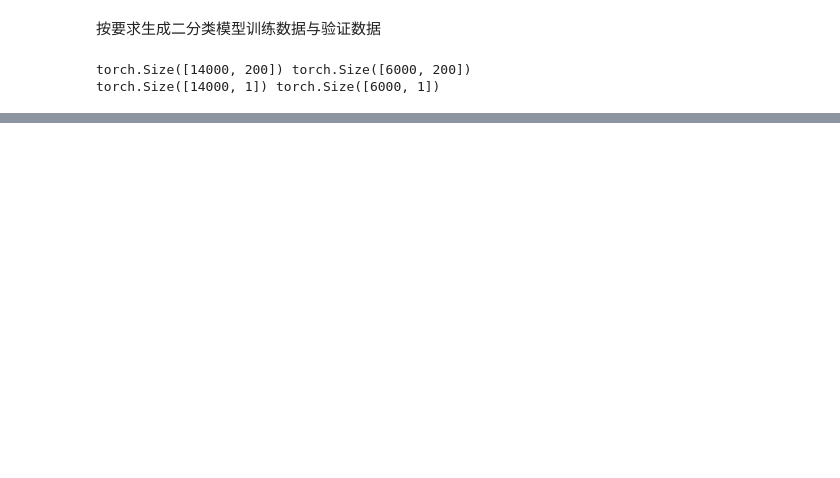
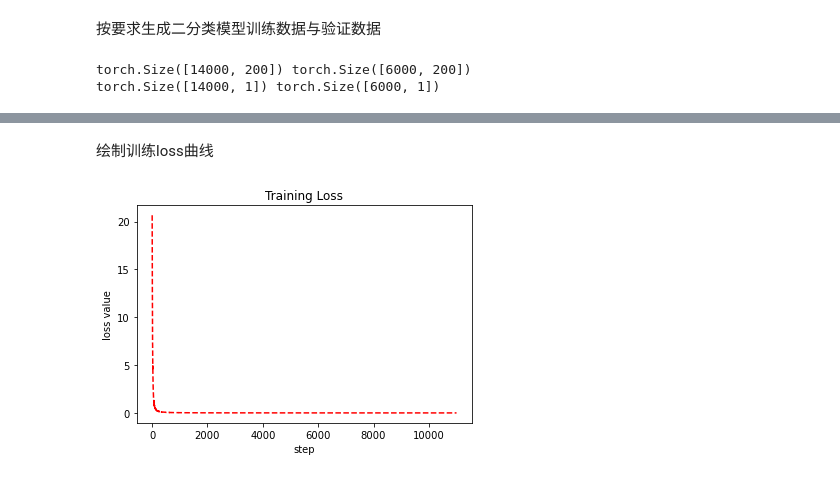
Before and after one commit to YihanHu-2022/DeepLearningHomeworks, a Jupyter notebook: homework2/twoclass.ipynb, the cells around one changed output, grey strips where cells are left out. Cells and saved outputs as stored; diff of their text form; code cells hidden in the pictures; blank space fills up the shorter version.

```diff
--- a/homework2/twoclass.ipynb
+++ b/homework2/twoclass.ipynb
@@ -121,0 +163,12 @@ NameError: name 'epoch_num' is not defined
+# %%
+class Feedforward(nn.Module):
+  def __init__(self, feature, hidden):
+    super(Feedforward, self).__init__()
+    self.hidden = nn.Linear(feature, hidden)
+    self.out = nn.Linear(hidden, 1)
+    self.act = nn.Sigmoid()
+
+  def forward(self, x):
+    x = self.hidden(x)
+    x = self.out(x)
+    return self.act(x)
@@ -121,0 +189,24 @@ NameError: name 'epoch_num' is not defined
+# %%
+for epoch in range(epoch_num):
+    for x, y in data_iter(batch_size, x_train, y_train):
+        x, y = x.to(device), y.to(device)
+        y_hat = model.forward(x).squeeze(1)
+        y = y.squeeze(1)
+        l = loss(y_hat, y).sum()
+        opt.zero_grad()
+        l.backward()
+        opt.step()
+        train_loss_list.append(l.item()*100)
+
+    with torch.no_grad():
+        total_loss = 0
+        counter = 0
+        for x, y in data_iter(batch_size, x_test, y_test):
+            test_x, test_y = x.to(device), y.to(device)
+            test_pred = model.forward(test_x)
+
+            l = loss(test_pred, test_y).sum()
+            total_loss += l
+            counter += 1
+        test_loss_list.append(total_loss.item()*10000)
+        print('epoch: %d, total loss: %f'%(epoch + 1, total_loss*10000 / (counter+1)))
@@ -121,0 +231,13 @@ NameError: name 'epoch_num' is not defined
+# %% [markdown]
+绘制训练loss曲线
+# %%
+x = [i + 1 for i in range(len(train_loss_list))]
+y = train_loss_list
+l1 = plt.plot(x, y, 'r--', label='train_loss')
+
+plt.title('Training Loss')
+plt.xlabel('step')
+plt.ylabel('loss value')
+plt.show()
+# %% [output]
+[figure, added]
```
Also changed, not shown: parts of 13 cells of this notebook, 4 other files.
